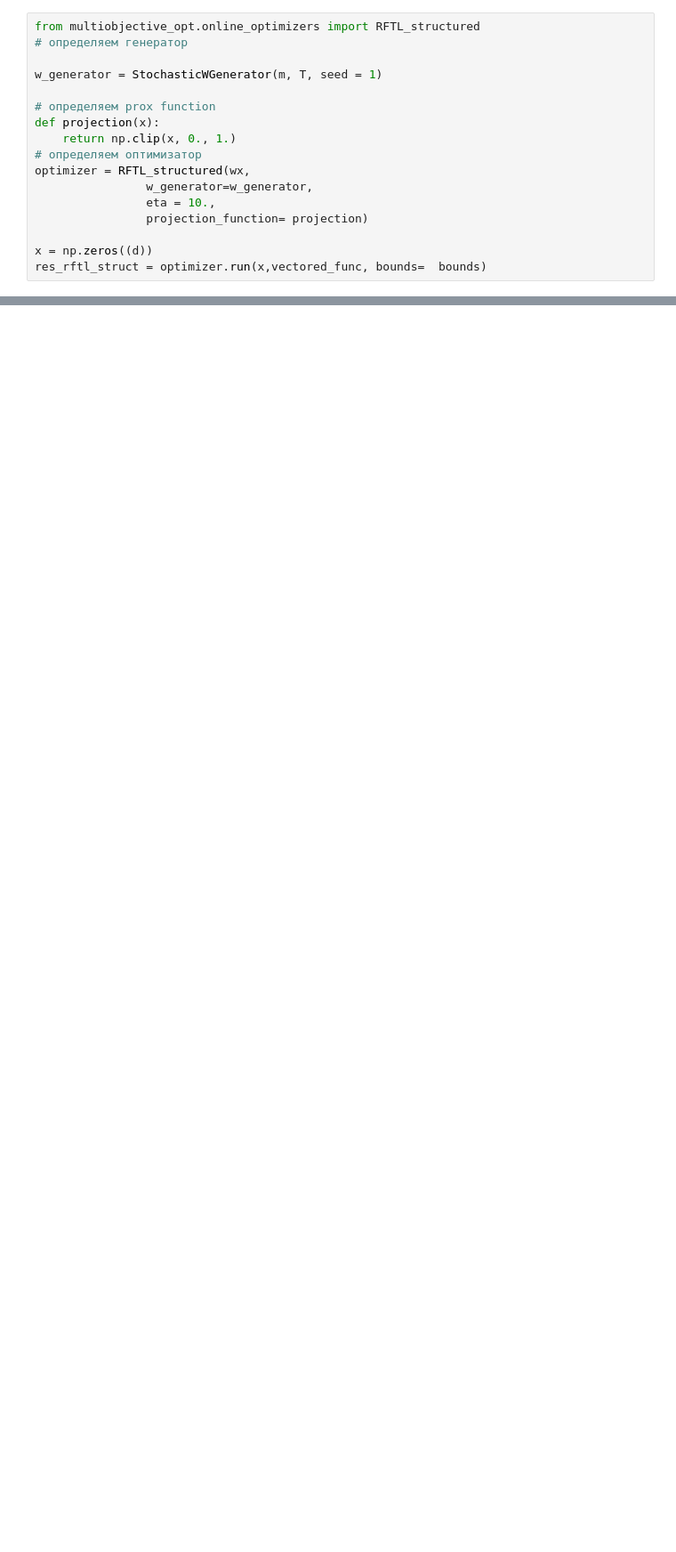
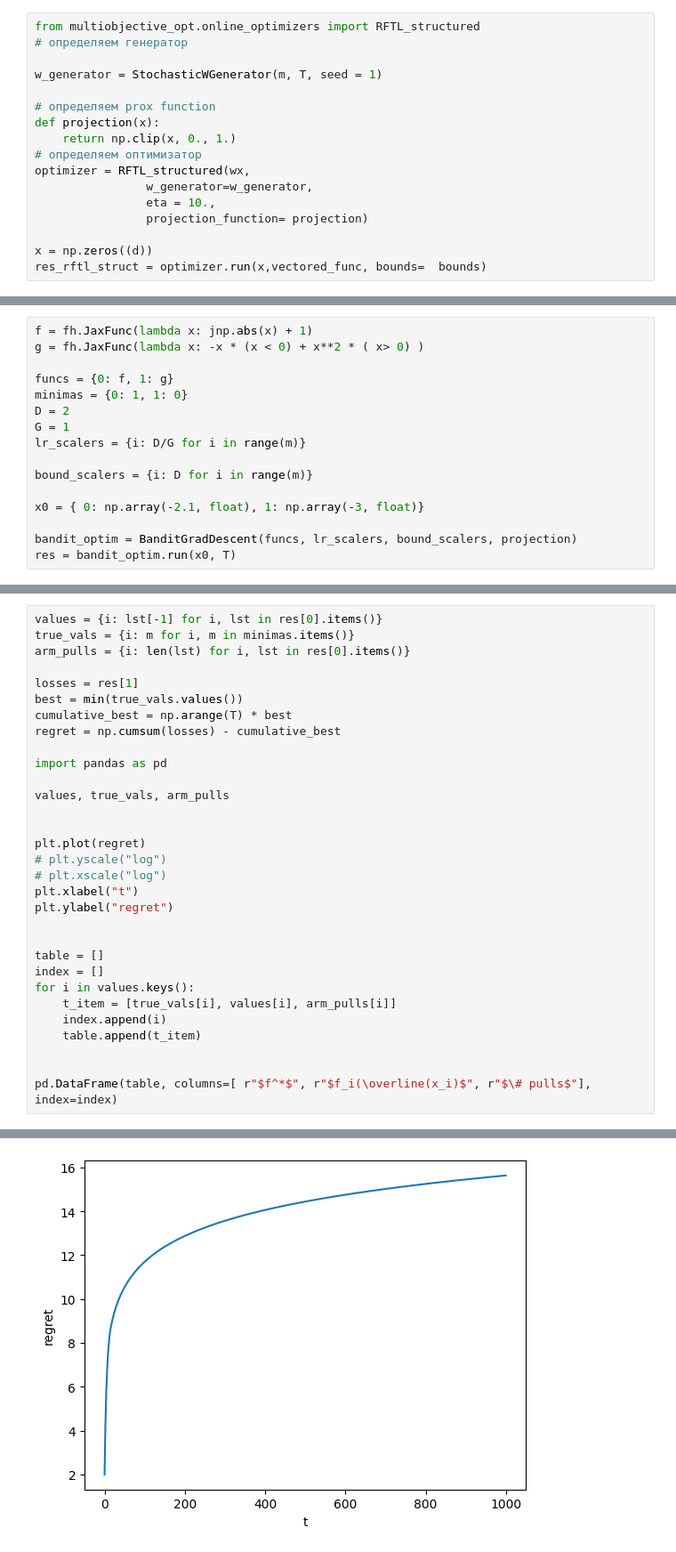
Before and after one commit to online-opt-acc/FMAB_copy, a Jupyter notebook: tester.ipynb, the cells around one changed output, grey strips where cells are left out. Shown at 89% size. Drawn from its saved outputs; the diff is of its cells as text; blank space fills up the shorter version.

```diff
--- a/tester.ipynb
+++ b/tester.ipynb
@@ -276,0 +342,16 @@ f(minimizer), f(res_rftl.x), f(res_rftl_struct.x)
+# %%
+f = fh.JaxFunc(lambda x: jnp.abs(x) + 1)
+g = fh.JaxFunc(lambda x: -x * (x < 0) + x**2 * ( x> 0) )
+
+funcs = {0: f, 1: g}
+minimas = {0: 1, 1: 0}
+D = 2
+G = 1
+lr_scalers = {i: D/G for i in range(m)}
+
+bound_scalers = {i: D for i in range(m)}
+
+x0 = { 0: np.array(-2.1, float), 1: np.array(-3, float)}
+
+bandit_optim = BanditGradDescent(funcs, lr_scalers, bound_scalers, projection)
+res = bandit_optim.run(x0, T)
@@ -276,0 +360,32 @@ f(minimizer), f(res_rftl.x), f(res_rftl_struct.x)
+# %%
+values = {i: lst[-1] for i, lst in res[0].items()}
+true_vals = {i: m for i, m in minimas.items()}
+arm_pulls = {i: len(lst) for i, lst in res[0].items()}
+
+losses = res[1]
+best = min(true_vals.values())
+cumulative_best = np.arange(T) * best
+regret = np.cumsum(losses) - cumulative_best
+
+import pandas as pd
+
+values, true_vals, arm_pulls
+
+
+plt.plot(regret)
+# plt.yscale("log")
+# plt.xscale("log")
+plt.xlabel("t")
+plt.ylabel("regret")
+
+
+table = []
+index = []
+for i in values.keys():
+    t_item = [true_vals[i], values[i], arm_pulls[i]]
+    index.append(i)
+    table.append(t_item)
+
+
+pd.DataFrame(table, columns=[ r"$f^*$", r"$f_i(\overline(x_i)$", r"$\# pulls$"], index=index)
+# %% [output]
@@ -276,0 +394 @@ f(minimizer), f(res_rftl.x), f(res_rftl_struct.x)
+[figure, added]
```
Also changed, not shown: parts of 21 cells of this notebook, 2 other files.
